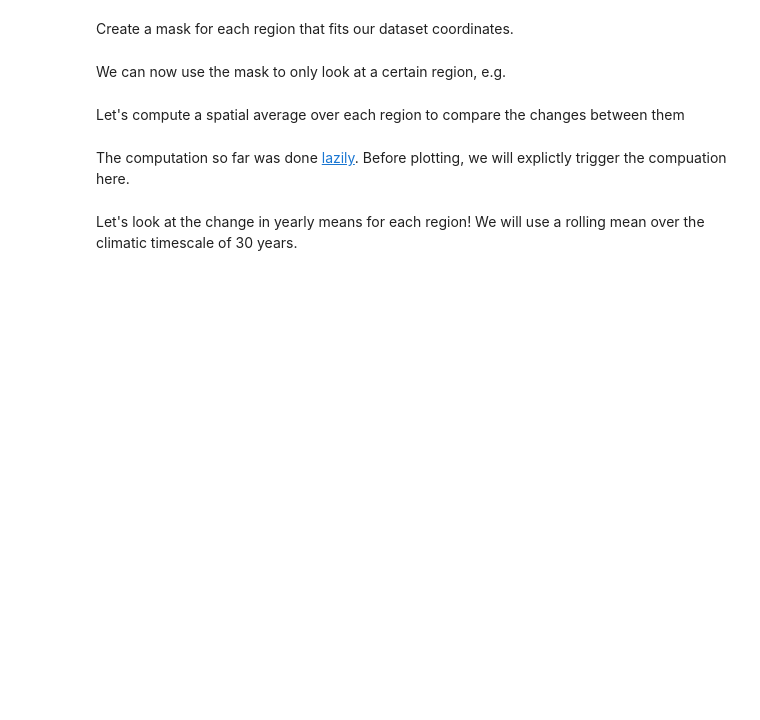
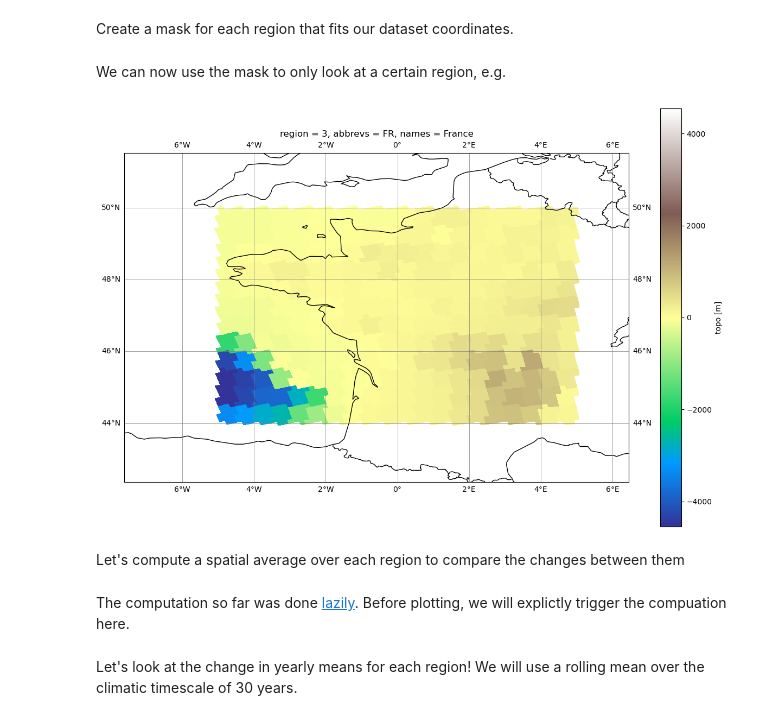
Before and after one commit to WCRP-CORDEX/cordex-tutorials, a Jupyter notebook: tutorials/regional.ipynb, the cells around one changed output. Saved outputs shown, nothing was run; the diff lists cells and outputs as text; code cells hidden in the pictures; blank space fills up the shorter version.

Commit message:
update regional notebook

```diff
--- a/tutorials/regional.ipynb
+++ b/tutorials/regional.ipynb
@@ -148,14 +100,18 @@ mask_prudence = prudence.mask_3D(ds.lon, ds.lat)
 # %% [markdown]
 We can now use the mask to only look at a certain region, e.g.
 # %%
-me_tas = ds.tas.isel(time=0).where(
-    mask_prudence.isel(region=(mask_prudence.names == "Mid-Europe")).squeeze(),
+me_topo = ds.topo.where(
+    mask_prudence.isel(region=(mask_prudence.names == "France")).squeeze(),
     drop=True,
 )
 plot(
-    me_tas - 273.5,
+    me_topo,
     transform=ccrs.RotatedPole(*pole),
-    projection=ccrs.RotatedPole(*pole),
+    projection=ccrs.PlateCarree(),
+    cmap="terrain",
+    figsize=(15,10)
 )
+# %% [output]
+[figure, added]
 # %% [markdown]
 Let's compute a spatial average over each region to compare the changes between them
```
Also changed, not shown: parts of 29 cells of this notebook.
